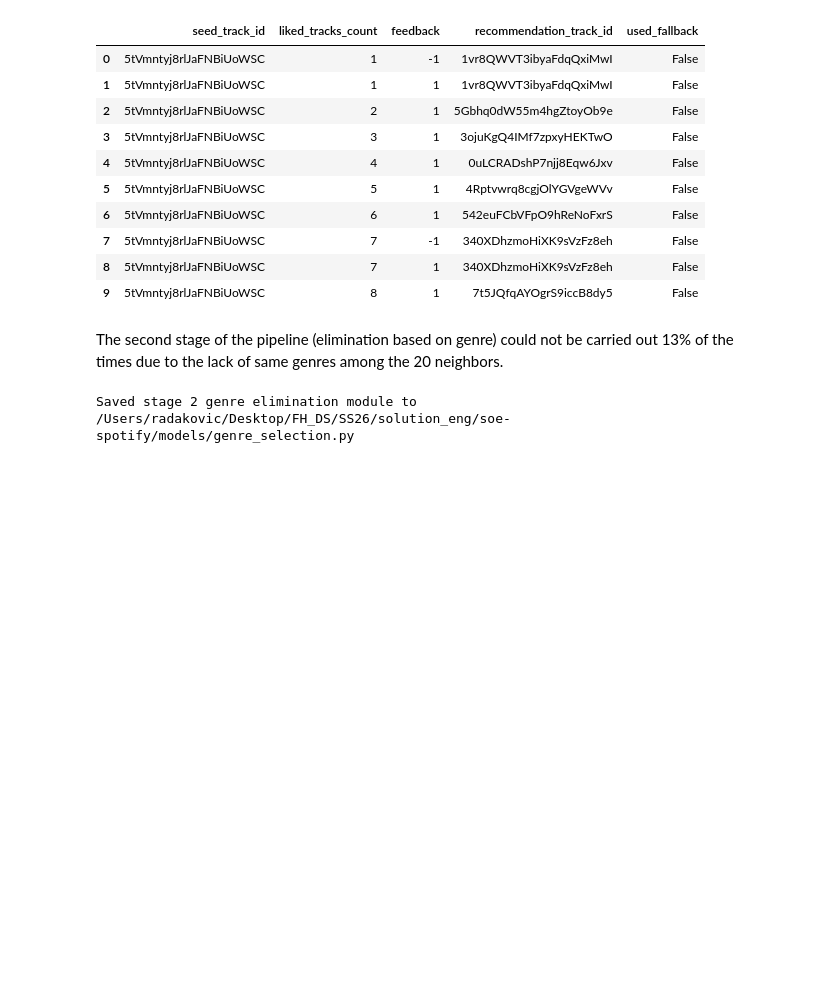
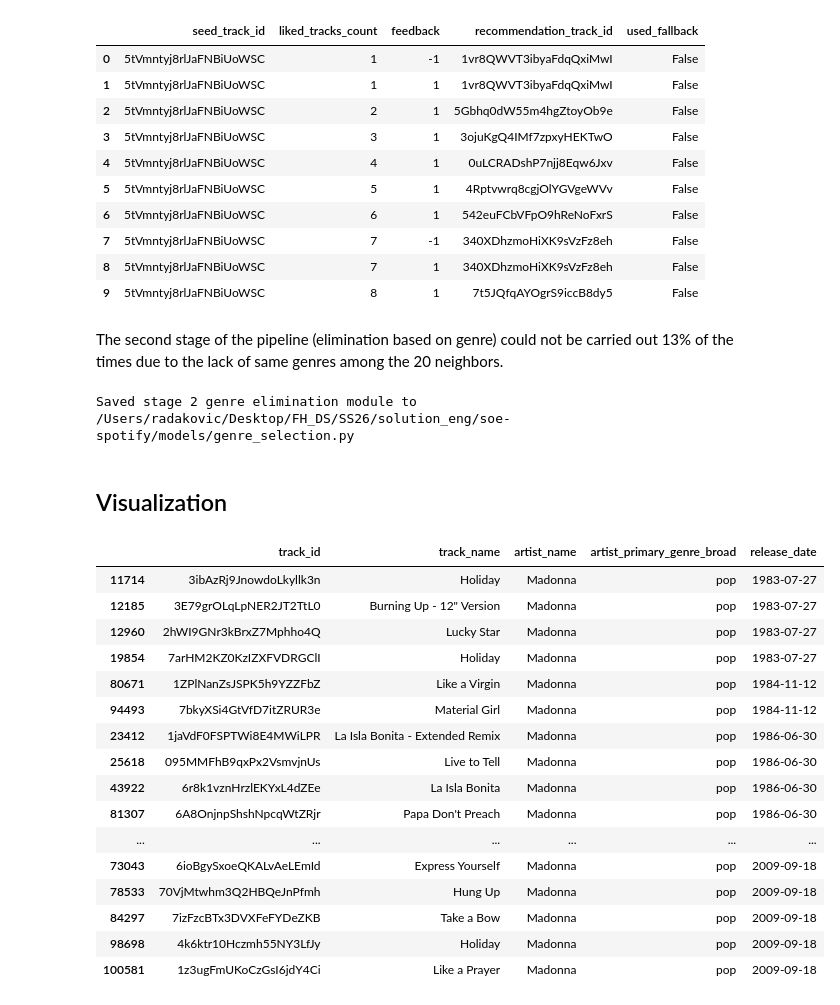
Before and after one commit to ds25m025edbertolima/soe-spotify, a Jupyter notebook: notebooks/5B-knn-advanced.ipynb, the cells around one changed output. Saved outputs shown, nothing was run; the diff lists cells and outputs as text; code cells hidden in the pictures; blank space fills up the shorter version.

```diff
--- a/notebooks/5B-knn-advanced.ipynb
+++ b/notebooks/5B-knn-advanced.ipynb
@@ -490,5 +526,4 @@ By try and error we derived the final model for the first stage of the recommend
 # %%
-import joblib
 import joblib
 import pandas as pd
 
@@ -503,12 +538,17 @@ recommender_file = models_dir / "recommender.py"
 recommender_file.write_text(
     """from pathlib import Path
 
+import joblib
+import pandas as pd
+
+
 def load_recommender(models_dir=None):
     models_dir = Path(models_dir or Path(__file__).parent)
-    scaler = joblib.load(models_dir / "selected_audio_scaler.joblib")
-    knn = joblib.load(models_dir / "selected_audio_knn.joblib")
-    feature_matrix = pd.read_pickle(models_dir / "selected_audio_features.pkl")
+    scaler = joblib.load(models_dir / \"selected_audio_scaler.joblib\")
+    knn = joblib.load(models_dir / \"selected_audio_knn.joblib\")
+    feature_matrix = pd.read_pickle(models_dir / \"selected_audio_features.pkl\")
     return scaler, knn, feature_matrix
+
 
 def recommend_selected_neighbors(
     liked_track_ids,
@@ -528,7 +568,7 @@ def recommend_selected_neighbors(
     liked_track_ids = list(dict.fromkeys(liked_track_ids))
     missing = [tid for tid in liked_track_ids if tid not in df_selected_features.index]
     if missing:
-        raise ValueError(f"Track ids not found in selected feature matrix: {missing}")
+        raise ValueError(f\"Track ids not found in selected feature matrix: {missing}\")
 
     liked_vectors = df_selected_features.loc[liked_track_ids].values
     centroid = liked_vectors.mean(axis=0).reshape(1, -1)
@@ -538,25 +578,25 @@ def recommend_selected_neighbors(
     distances, indices = knn.kneighbors(scaled_centroid, n_neighbors=query_k)
 
     neighbor_ids = df_selected_features.index[indices[0]]
-    recommendations = pd.DataFrame({"track_id": neighbor_ids, "distance": distances[0]})
+    recommendations = pd.DataFrame({\"track_id\": neighbor_ids, \"distance\": distances[0]})
 
-    liked_meta = df_tracks.set_index("track_id").loc[liked_track_ids]
-    liked_artists = set(liked_meta["artists_id"])
-    liked_albums = set(liked_meta["album_id"])
+    liked_meta = df_tracks.set_index(\"track_id\").loc[liked_track_ids]
+    liked_artists = set(liked_meta[\"artists_id\"])
+    liked_albums = set(liked_meta[\"album_id\"])
 
-    recommendations = recommendations[~recommendations["track_id"].isin(liked_track_ids)]
+    recommendations = recommendations[~recommendations[\"track_id\"].isin(liked_track_ids)]
     recommendations = recommendations.merge(
         df_tracks[
-            ["track_id", "artist_name", "artists_id", "album_id", "track_name", "artist_primary_genre_broad"]
+            [\"track_id\", \"artist_name\", \"artists_id\", \"album_id\", \"track_name\", \"artist_primary_genre_broad\"]
         ],
-        on="track_id",
-        how="left",
+        on=\"track_id\",
+        how=\"left\",
     )
     recommendations = recommendations[
-        ~recommendations["artists_id"].isin(liked_artists)
-        & ~recommendations["album_id"].isin(liked_albums)
+        ~recommendations[\"artists_id\"].isin(liked_artists)
+        & ~recommendations[\"album_id\"].isin(liked_albums)
     ]
-    return recommendations.sort_values("distance").head(n_neighbors).reset_index(drop=True)
+    return recommendations.sort_values(\"distance\").head(n_neighbors).reset_index(drop=True)
 """
 )
 
@@ -787,3 +827,26 @@ stage2_module.write_text(
 print(f"Saved stage 2 genre elimination module to {stage2_module}")
 # %% [output]
 Saved stage 2 genre elimination module to /Users/radakovic/Desktop/FH_DS/SS26/solution_eng/soe-spotify/models/genre_selection.py
+# %% [markdown]
+## Visualization
+# %%
+dua_lipa_songs = df_tracks[df_tracks['artist_name'] == 'Madonna'][['track_id', 'track_name', 'artist_name', 'artist_primary_genre_broad', 'release_date']].sort_values('release_date')
+display(dua_lipa_songs)
+# %% [output]
+|  | track_id | track_name | artist_name | artist_primary_genre_broad | release_date |
+| 11714 | 3ibAzRj9JnowdoLkyllk3n | Holiday | Madonna | pop | 1983-07-27 |
+| 12185 | 3E79grOLqLpNER2JT2TtL0 | Burning Up - 12" Version | Madonna | pop | 1983-07-27 |
+| 12960 | 2hWI9GNr3kBrxZ7Mphho4Q | Lucky Star | Madonna | pop | 1983-07-27 |
+| 19854 | 7arHM2KZ0KzIZXFVDRGClI | Holiday | Madonna | pop | 1983-07-27 |
+| 80671 | 1ZPlNanZsJSPK5h9YZZFbZ | Like a Virgin | Madonna | pop | 1984-11-12 |
+| 94493 | 7bkyXSi4GtVfD7itZRUR3e | Material Girl | Madonna | pop | 1984-11-12 |
+| 23412 | 1jaVdF0FSPTWi8E4MWiLPR | La Isla Bonita - Extended Remix | Madonna | pop | 1986-06-30 |
+| 25618 | 095MMFhB9qxPx2VsmvjnUs | Live to Tell | Madonna | pop | 1986-06-30 |
+| 43922 | 6r8k1vznHrzlEKYxL4dZEe | La Isla Bonita | Madonna | pop | 1986-06-30 |
+| 81307 | 6A8OnjnpShshNpcqWtZRjr | Papa Don't Preach | Madonna | pop | 1986-06-30 |
+| ... | ... | ... | ... | ... | ... |
+| 73043 | 6ioBgySxoeQKALvAeLEmId | Express Yourself | Madonna | pop | 2009-09-18 |
+| 78533 | 70VjMtwhm3Q2HBQeJnPfmh | Hung Up | Madonna | pop | 2009-09-18 |
+| 84297 | 7izFzcBTx3DVXFeFYDeZKB | Take a Bow | Madonna | pop | 2009-09-18 |
+| 98698 | 4k6ktr10Hczmh55NY3LfJy | Holiday | Madonna | pop | 2009-09-18 |
+| 100581 | 1z3ugFmUKoCzGsI6jdY4Ci | Like a Prayer | Madonna | pop | 2009-09-18 |
```
Also changed, not shown: parts of 6 cells of this notebook, 1 other file.
